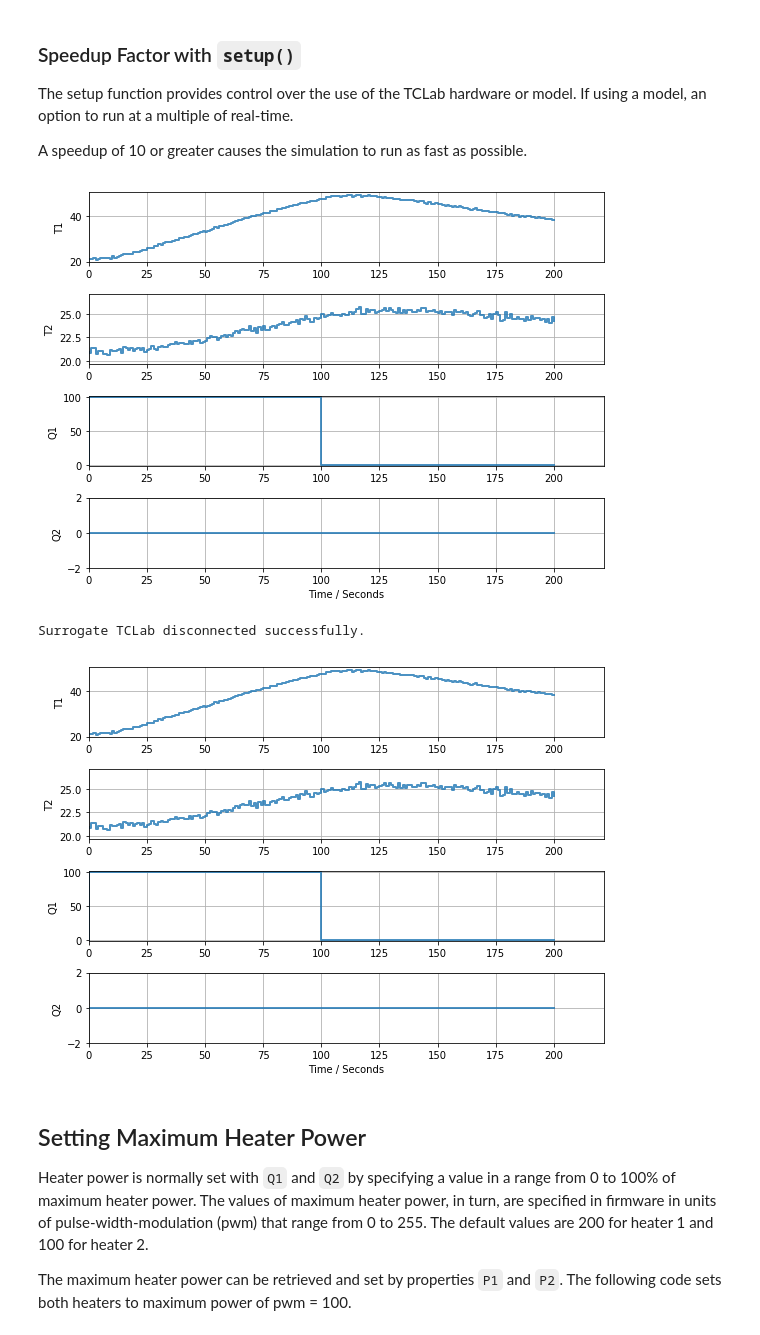
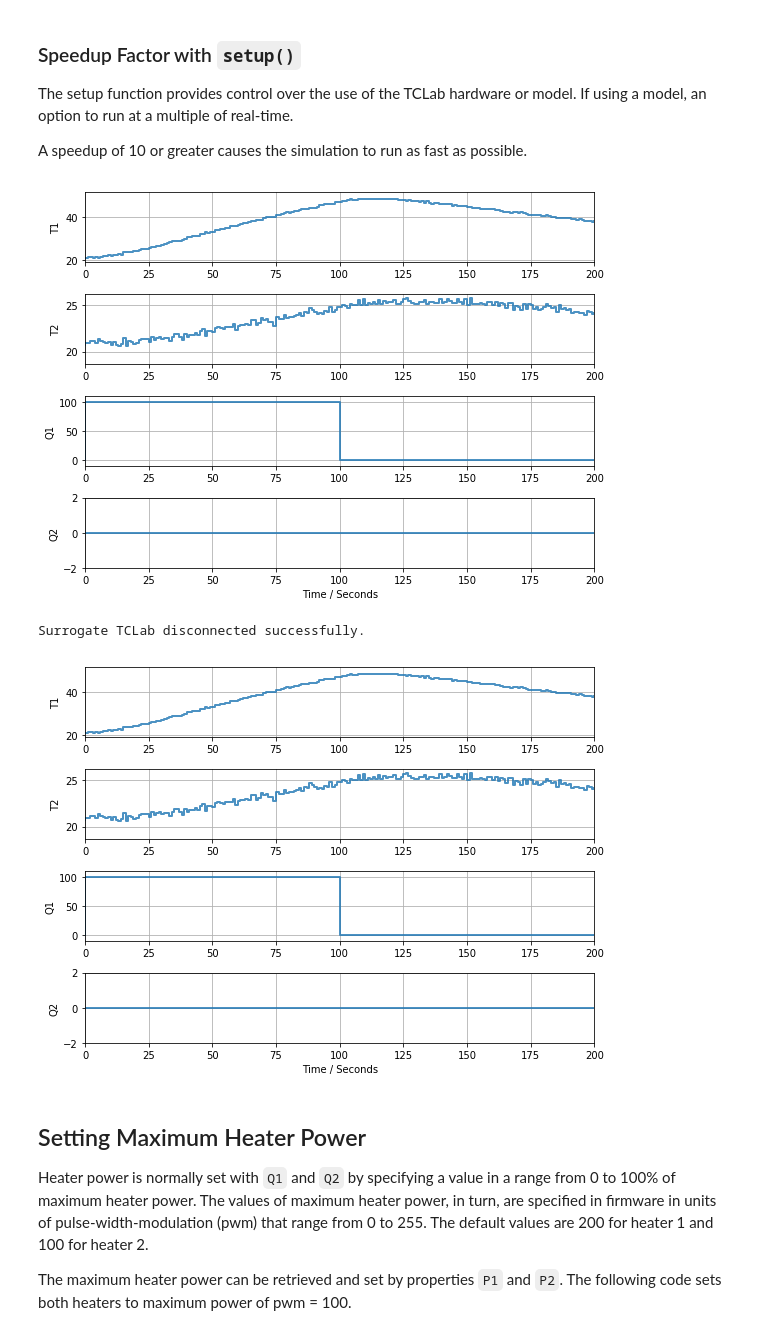
Before and after one commit to jckantor/TCLab, a Jupyter notebook: notebooks/0_TCLab_Overview.ipynb, the cells around one changed output. Saved outputs shown, nothing was run; the diff lists cells and outputs as text; code cells hidden in the pictures.

```diff
--- a/notebooks/0_TCLab_Overview.ipynb
+++ b/notebooks/0_TCLab_Overview.ipynb
@@ -359,7 +377,7 @@ from tclab import TCLab, clock, Historian, Plotter
 
 with TCLab() as a:
     h = Historian(a.sources)
-    p = Plotter(h)
+    p = Plotter(h, twindow=200)
     for t in clock(200):
         a.Q1(100 if t < 100 else 0)
         p.update(t)
@@ -395,7 +413,7 @@ from tclab import clock, Historian, Plotter
 
 with TCLab() as a:
     h = Historian(a.sources)
-    p = Plotter(h)
+    p = Plotter(h, twindow=200)
     for t in clock(200):
         a.Q1(100 if t < 100 else 0)
         p.update(t)
@@ -412,19 +430,19 @@ A speedup of 10 or greater causes the simulation to run as fast as possible.
 # %%
 %matplotlib inline
 from tclab import clock, Historian, Plotter, setup
 
 TCLab = setup(connected=False, speedup=20)
 
 with TCLab() as a:
     h = Historian(a.sources)
-    p = Plotter(h)
+    p = Plotter(h, twindow=200)
     for t in clock(200):
         a.Q1(100 if t < 100 else 0)
         p.update(t)
 # %% [output]
-[figure, old version]
+[figure, new version]
 Surrogate TCLab disconnected successfully.
-[figure, old version]
+[figure, new version]
 # %% [markdown]
 ## Setting Maximum Heater Power
 
```
Also changed, not shown: parts of 14 cells of this notebook, 2 other files.
